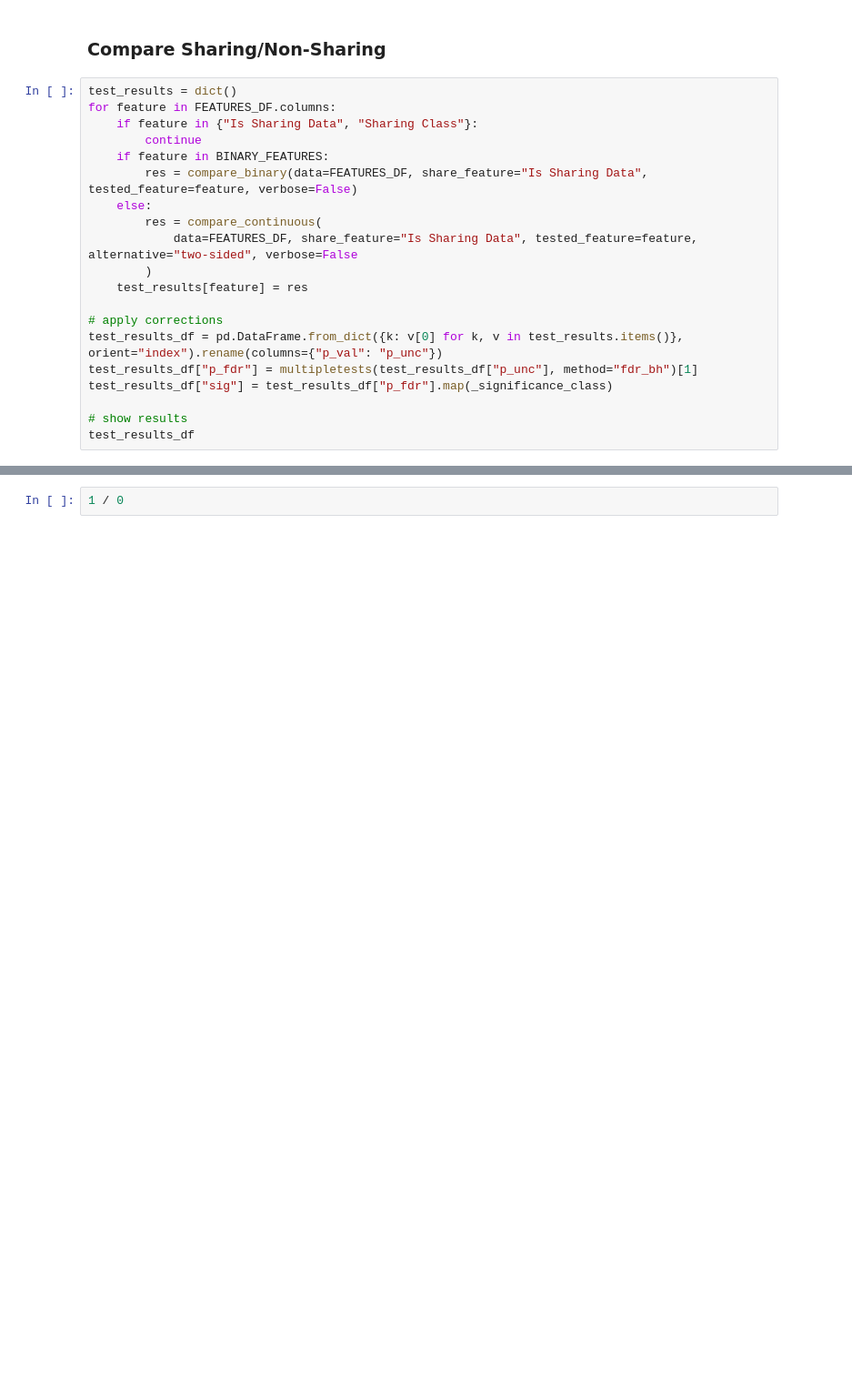
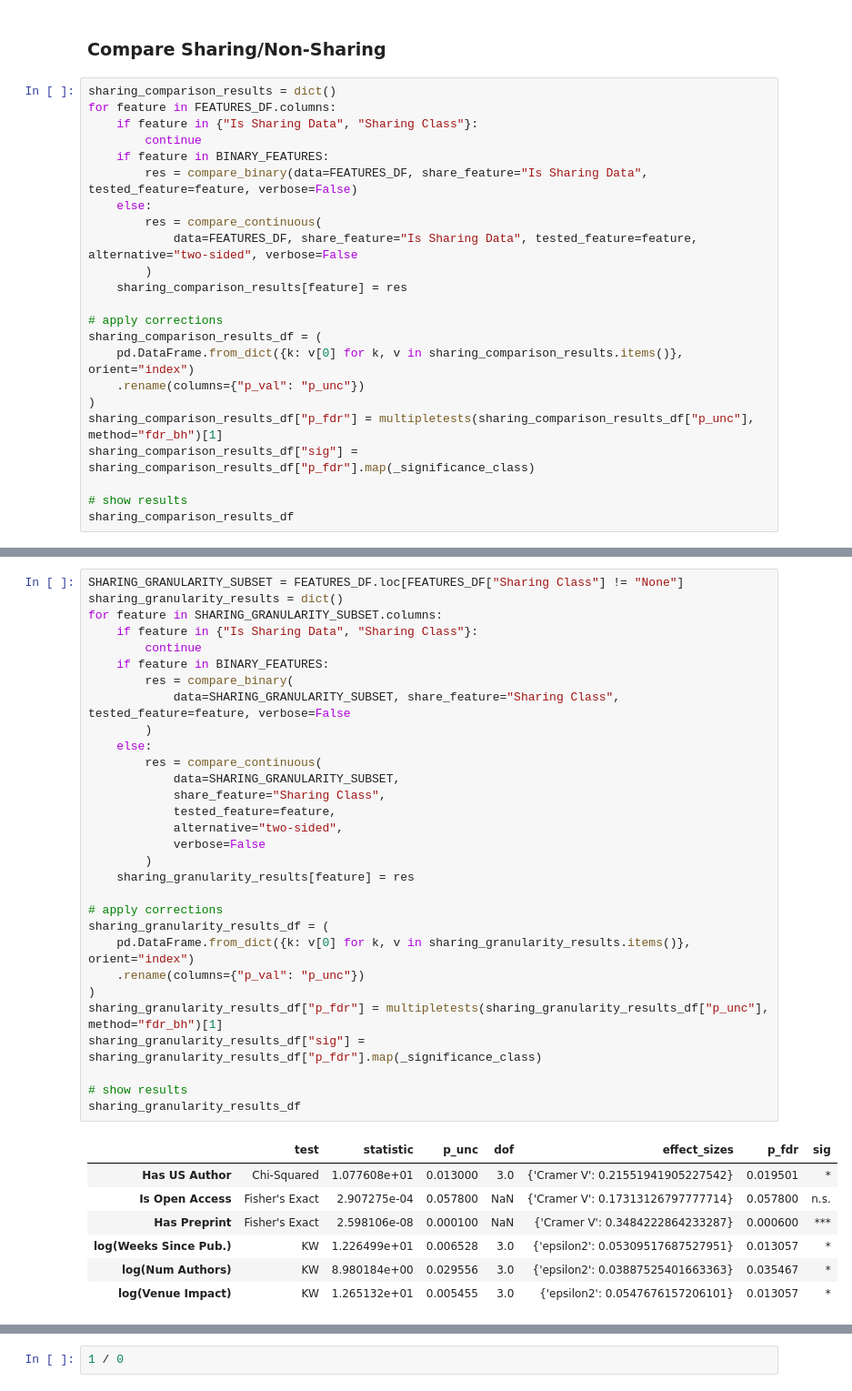
Before and after one commit to JonNir1/eye_movement_data_sharing, a Jupyter notebook: citations_for_data_sharing.ipynb, the cells around one changed output, grey strips where cells are left out. Shown at 91% size. Saved outputs shown, nothing was run; the diff lists cells and outputs as text; blank space fills up the shorter version.

Commit message:
compare sharing/non-sharing on additional features (part 4/n)

```diff
--- a/citations_for_data_sharing.ipynb
+++ b/citations_for_data_sharing.ipynb
@@ -861,7 +861,7 @@ def _significance_class(q):
 # %% [markdown]
 ### Compare Sharing/Non-Sharing
 # %%
-test_results = dict()
+sharing_comparison_results = dict()
 for feature in FEATURES_DF.columns:
     if feature in {"Is Sharing Data", "Sharing Class"}:
         continue
@@ -871,15 +871,18 @@ for feature in FEATURES_DF.columns:
         res = compare_continuous(
             data=FEATURES_DF, share_feature="Is Sharing Data", tested_feature=feature, alternative="two-sided", verbose=False
         )
-    test_results[feature] = res
+    sharing_comparison_results[feature] = res
 
 # apply corrections
-test_results_df = pd.DataFrame.from_dict({k: v[0] for k, v in test_results.items()}, orient="index").rename(columns={"p_val": "p_unc"})
-test_results_df["p_fdr"] = multipletests(test_results_df["p_unc"], method="fdr_bh")[1]
-test_results_df["sig"] = test_results_df["p_fdr"].map(_significance_class)
+sharing_comparison_results_df = (
+    pd.DataFrame.from_dict({k: v[0] for k, v in sharing_comparison_results.items()}, orient="index")
+    .rename(columns={"p_val": "p_unc"})
+)
+sharing_comparison_results_df["p_fdr"] = multipletests(sharing_comparison_results_df["p_unc"], method="fdr_bh")[1]
+sharing_comparison_results_df["sig"] = sharing_comparison_results_df["p_fdr"].map(_significance_class)
 
 # show results
-test_results_df
+sharing_comparison_results_df
 # %% [output]
 |  | test | statistic | p_unc | dof | effect_sizes | alternative | p_fdr | sig |
 | Has US Author | Chi-Squared | 0.442144 | 0.506089 | 1.0 | {'Cramer V': 0.043655401964230345... | NaN | 0.506089 | n.s. |
@@ -892,0 +898,38 @@ test_results_df
+# %%
+SHARING_GRANULARITY_SUBSET = FEATURES_DF.loc[FEATURES_DF["Sharing Class"] != "None"]
+sharing_granularity_results = dict()
+for feature in SHARING_GRANULARITY_SUBSET.columns:
+    if feature in {"Is Sharing Data", "Sharing Class"}:
+        continue
+    if feature in BINARY_FEATURES:
+        res = compare_binary(
+            data=SHARING_GRANULARITY_SUBSET, share_feature="Sharing Class", tested_feature=feature, verbose=False
+        )
+    else:
+        res = compare_continuous(
+            data=SHARING_GRANULARITY_SUBSET,
+            share_feature="Sharing Class",
+            tested_feature=feature,
+            alternative="two-sided",
+            verbose=False
+        )
+    sharing_granularity_results[feature] = res
+
+# apply corrections
+sharing_granularity_results_df = (
+    pd.DataFrame.from_dict({k: v[0] for k, v in sharing_granularity_results.items()}, orient="index")
+    .rename(columns={"p_val": "p_unc"})
+)
+sharing_granularity_results_df["p_fdr"] = multipletests(sharing_granularity_results_df["p_unc"], method="fdr_bh")[1]
+sharing_granularity_results_df["sig"] = sharing_granularity_results_df["p_fdr"].map(_significance_class)
+
+# show results
+sharing_granularity_results_df
+# %% [output]
+|  | test | statistic | p_unc | dof | effect_sizes | p_fdr | sig |
+| Has US Author | Chi-Squared | 1.077608e+01 | 0.013000 | 3.0 | {'Cramer V': 0.21551941905227542} | 0.019501 | * |
+| Is Open Access | Fisher's Exact | 2.907275e-04 | 0.057800 | NaN | {'Cramer V': 0.17313126797777714} | 0.057800 | n.s. |
+| Has Preprint | Fisher's Exact | 2.598106e-08 | 0.000100 | NaN | {'Cramer V': 0.3484222864233287} | 0.000600 | *** |
+| log(Weeks Since Pub.) | KW | 1.226499e+01 | 0.006528 | 3.0 | {'epsilon2': 0.05309517687527951} | 0.013057 | * |
+| log(Num Authors) | KW | 8.980184e+00 | 0.029556 | 3.0 | {'epsilon2': 0.03887525401663363} | 0.035467 | * |
+| log(Venue Impact) | KW | 1.265132e+01 | 0.005455 | 3.0 | {'epsilon2': 0.0547676157206101} | 0.013057 | * |
```
Also changed, not shown: parts of 4 cells of this notebook.
